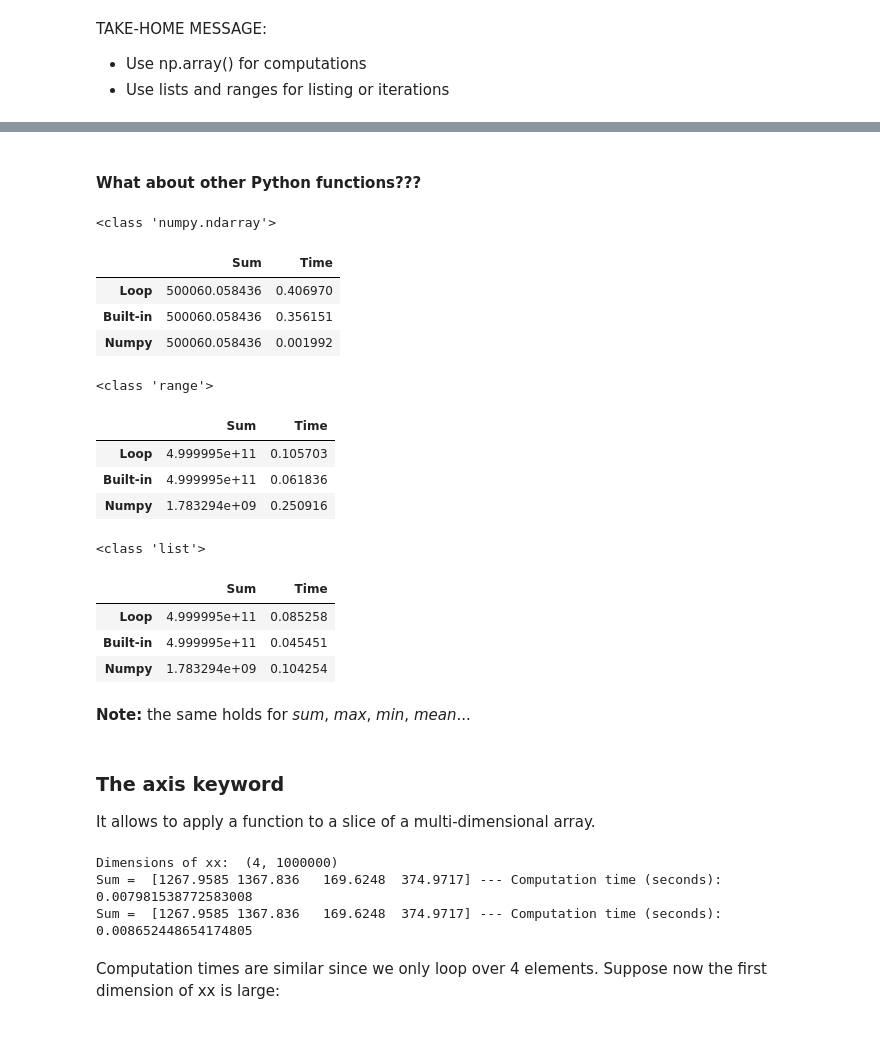
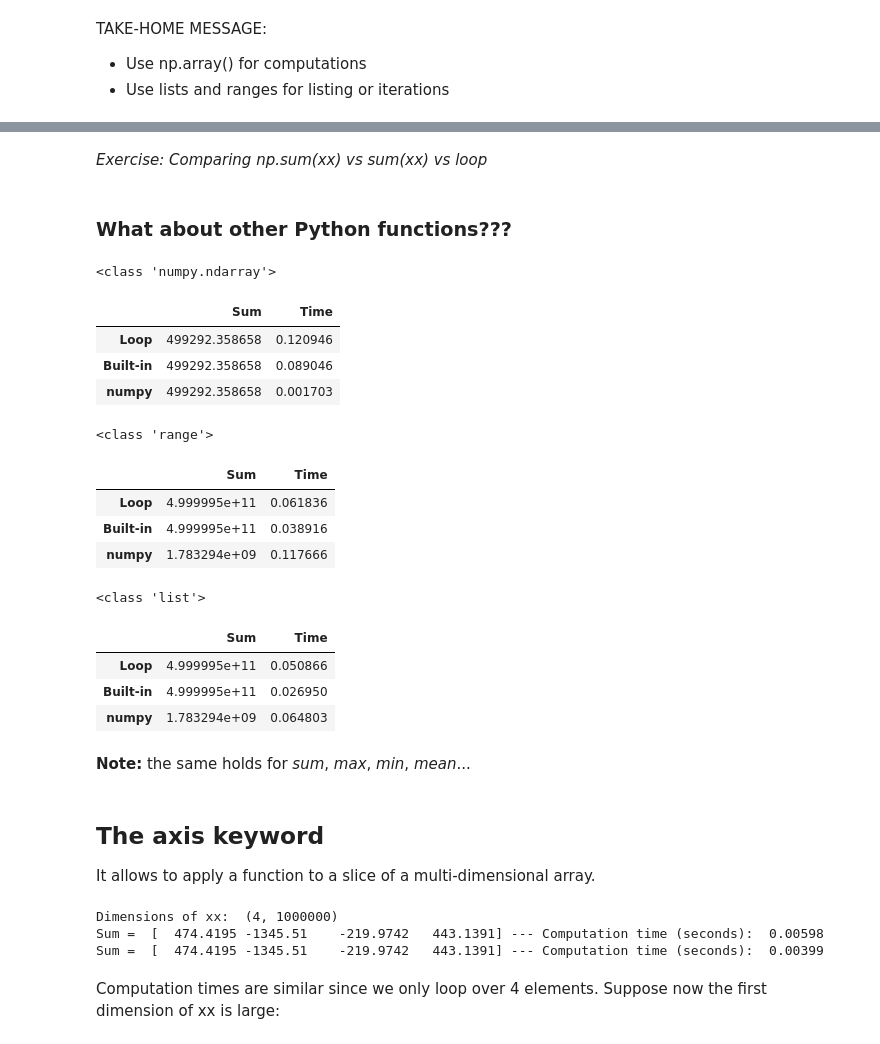
Before and after one commit to JackJacquier/python-for-finance, a Jupyter notebook: Session-2-Financial_Computing/Session 2 - Financial Computing.ipynb, the cells around one changed output, grey strips where cells are left out. Saved outputs shown, nothing was run; the diff lists cells and outputs as text; code cells hidden in the pictures.

```diff
--- a/Session-2-Financial_Computing/Session 2 - Financial Computing.ipynb
+++ b/Session-2-Financial_Computing/Session 2 - Financial Computing.ipynb
@@ -63,10 +70,16 @@ xx = np.random.normal(0., 1., n)
 
 ## Apply the function cos() to a list
 t0 = time.time()
-yyLoop = [] ## Creates an empty list
 for x in xx:
-    yyLoop.append(g(x)) ## Adds new element to the list
+    g(x) ## Compute g(x)
 dtLoop = time.time() - t0
+
+## Apply the function cos() to a list
+t0 = time.time()
+yyLoop2 = [] ## Creates an empty list
+for x in xx:
+    yyLoop2.append(g(x)) ## Compute g(x) and add new element to the list
+dtLoop2 = time.time() - t0
 
 ## Apply the vectorised version of the function cos() to a list
 t0 = time.time()
@@ -78,7 +91,7 @@ t0 = time.time()
 yy2 = g(xx)
 dt2 = time.time() - t0
 
-df = pd.DataFrame([dtLoop, dt1, dt2], index=["Loop", "cos", "g"], columns=["Time (seconds)"])
+df = pd.DataFrame([dtLoop, dtLoop2, dt1, dt2], index=["Loop", "Loop2", "cos", "g"], columns=["Time (seconds)"])
 df.head()
 # %% [output]
 |  | Time (seconds) |
@@ -129,69 +163,78 @@ Sum over a multi-dimensional-dimensional array:  -4.572247203463783
+# %% [markdown]
+*Exercise: Comparing np.sum(xx) vs sum(xx) vs loop*
 # %% [markdown]
-#### What about other Python functions???
+### What about other Python functions???
 # %%
-def compareRunTimes(aa):
+def compare_run_times_sum(aa):
     mm, tt = [], []
 
+    ######## LOOP ##########
     t0 = time.time()
     m = 0.
     for a in aa:
-        m+=a
+        m += a
     dt = time.time() - t0
     mm.append(m)
     tt.append(dt)
+    #############################
 
+    ######## BUILT-IN ##########
     t0 = time.time()
     m = sum(aa)
     dt = time.time() - t0
     mm.append(m)
     tt.append(dt)
+    #############################
 
+    ######## NUMPY ##########
     t0 = time.time()
     m = np.sum(aa)
     dt = time.time() - t0
     mm.append(m)
     tt.append(dt)
-    df = pd.DataFrame(list(zip(mm, tt)), index=["Loop", "Built-in", "Numpy"], columns = ["Sum", "Time"])
+    #############################
+
+    df = pd.DataFrame(list(zip(mm, tt)), index=["Loop", "Built-in", "numpy"], columns = ["Sum", "Time"])
     return df
 # %%
 N = 1000000
 # %%
 aa = np.random.rand(N) ## Creates a Numpy array of random numbers
 print(type(aa))
-df = compareRunTimes(aa)
+df = compare_run_times_sum(aa)
 df.head()
 # %% [output]
 <class 'numpy.ndarray'>
 |  | Sum | Time |
-| Loop | 500060.058436 | 0.406970 |
-| Built-in | 500060.058436 | 0.356151 |
-| Numpy | 500060.058436 | 0.001992 |
+| Loop | 499292.358658 | 0.120946 |
+| Built-in | 499292.358658 | 0.089046 |
+| numpy | 499292.358658 | 0.001703 |
 # %%
 aa = range(N) ## Creates a range
 print(type(aa))
-df = compareRunTimes(aa)
+df = compare_run_times_sum(aa)
 df.head()
 # %% [output]
 <class 'range'>
 |  | Sum | Time |
-| Loop | 4.999995e+11 | 0.105703 |
-| Built-in | 4.999995e+11 | 0.061836 |
-| Numpy | 1.783294e+09 | 0.250916 |
+| Loop | 4.999995e+11 | 0.061836 |
+| Built-in | 4.999995e+11 | 0.038916 |
+| numpy | 1.783294e+09 | 0.117666 |
 # %%
 aa = list(range(N)) ## Creates a  list
 print(type(aa))
-df = compareRunTimes(aa)
+df = compare_run_times_sum(aa)
 df.head()
 # %% [output]
 <class 'list'>
 |  | Sum | Time |
-| Loop | 4.999995e+11 | 0.085258 |
-| Built-in | 4.999995e+11 | 0.045451 |
-| Numpy | 1.783294e+09 | 0.104254 |
+| Loop | 4.999995e+11 | 0.050866 |
+| Built-in | 4.999995e+11 | 0.026950 |
+| numpy | 1.783294e+09 | 0.064803 |
 # %% [markdown]
 **Note:** the same holds for *sum*, *max*, *min*, *mean*...
 # %% [markdown]
-###  The axis keyword
+##  The axis keyword
 
 It allows to apply a function to a slice of a multi-dimensional array.
 # %%
@@ -203,16 +246,16 @@ xSum = []
 for i in range(xx.shape[0]):
     xSum.append(np.sum(xx[i,:]))
 dt = time.time() - t0
-print("Sum = ", np.round(xSum, 4), "--- Computation time (seconds): ", dt)
+print("Sum = ", np.round(xSum, 4), "--- Computation time (seconds): ", np.round(dt, 5))
 
 t0 = time.time()
-xSum = np.sum(xx, axis=1)
+xSum2 = np.sum(xx, axis=1)
 dt = time.time() - t0
-print("Sum = ", np.round(xSum, 4), "--- Computation time (seconds): ", dt)
+print("Sum = ", np.round(xSum2, 4), "--- Computation time (seconds): ", np.round(dt, 5))
 # %% [output]
 Dimensions of xx:  (4, 1000000)
-Sum =  [1267.9585 1367.836   169.6248  374.9717] --- Computation time (seconds):  0.007981538772583008
-Sum =  [1267.9585 1367.836   169.6248  374.9717] --- Computation time (seconds):  0.008652448654174805
+Sum =  [  474.4195 -1345.51    -219.9742   443.1391] --- Computation time (seconds):  0.00598
+Sum =  [  474.4195 -1345.51    -219.9742   443.1391] --- Computation time (seconds):  0.00399
 # %% [markdown]
 Computation times are similar since we only loop over 4 elements. Suppose now the first dimension of xx is large:
 # %%
```
Also changed, not shown: parts of 71 cells of this notebook, 1 other file.
